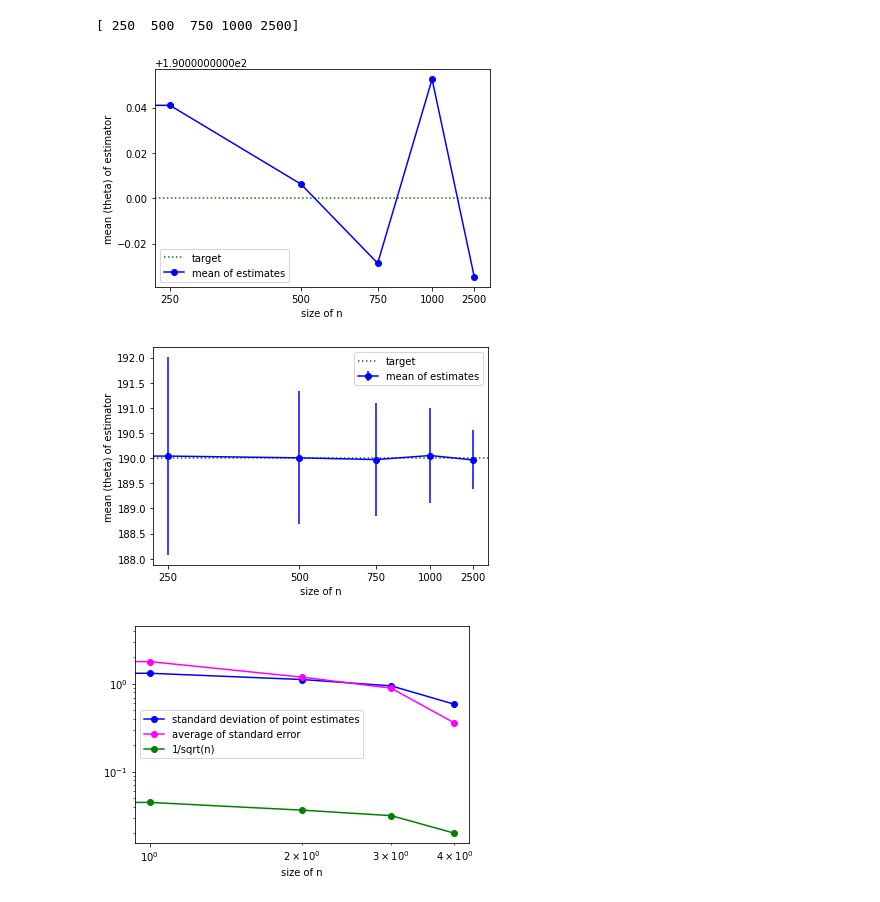
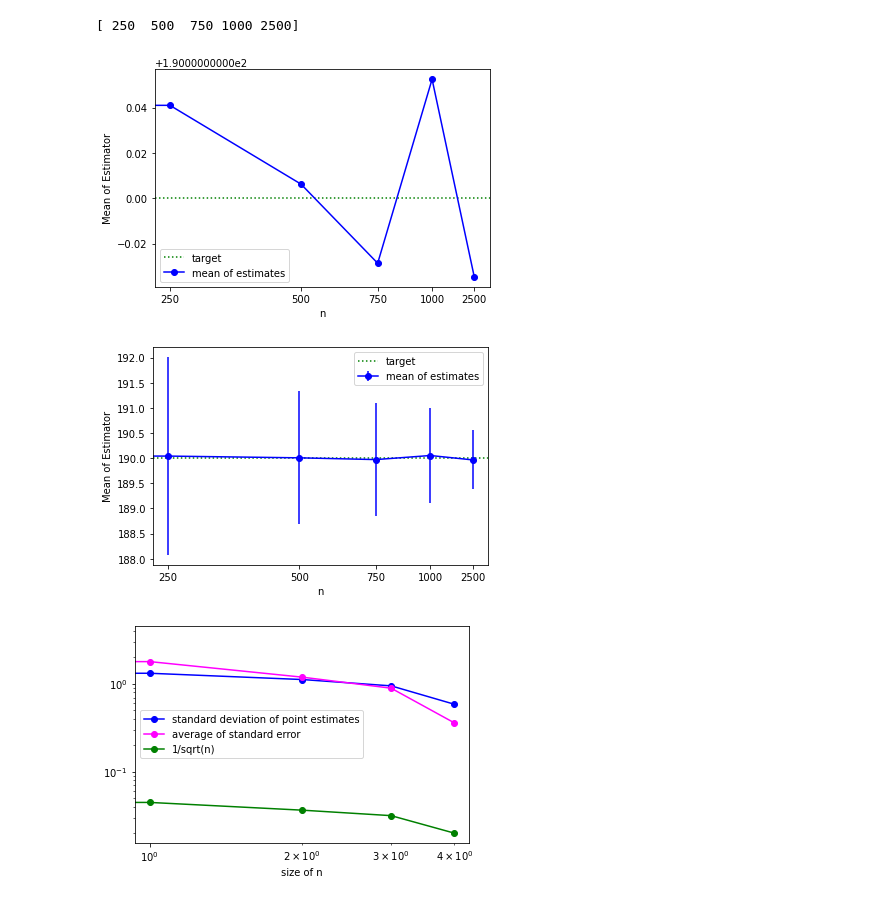
Before and after one commit to ageva2022/thesisspring22, a Jupyter notebook: without DP/parametric_bootstrap/gaussian_mean_experiment.ipynb, the cells around one changed output. Drawn from its saved outputs; the diff is of its cells as text; code cells hidden in the pictures.

```diff
--- a/without DP/parametric_bootstrap/gaussian_mean_experiment.ipynb
+++ b/without DP/parametric_bootstrap/gaussian_mean_experiment.ipynb
@@ -19,38 +19,38 @@ for n_val in list_of_n:
 # %%
 true_theta = 190
 point_estimates = []
 for n_val in list_of_n:
     point_estimates.append(np.mean(df.loc[df.n==n_val, :]['estimator_mean']))
 
 #plot is cutting off first datapoint. Hardcoding the first "throwaway" datapoint
 list_of_n_new = list_of_n.copy()
 list_of_n_new=np.insert(list_of_n_new,0,0)
 
 point_estimates_new = point_estimates.copy()
 point_estimates_new.insert(0,190)
 estimates_std_new = estimates_std.copy()
 estimates_std_new.insert(0,0)
 
 plt.xscale('log')
 plt.axhline(y=true_theta, color='green', linestyle=':', label = 'target')
 plt.plot([str(e) for e in list_of_n_new], point_estimates_new,
      marker='o', color='blue', label='mean of estimates')
-plt.xlabel("size of n")
-plt.ylabel("mean (theta) of estimator")
+plt.xlabel("n")
+plt.ylabel("Mean of Estimator")
 plt.legend()
 plt.show()
 
 plt.xscale('log')
 plt.axhline(y=true_theta, color='green', linestyle=':', label = 'target')
 plt.errorbar([str(e) for e in list_of_n_new], point_estimates_new,
      marker='o', color='blue', label='mean of estimates', yerr=estimates_std_new)
-plt.xlabel("size of n")
-plt.ylabel("mean (theta) of estimator")
+plt.xlabel("n")
+plt.ylabel("Mean of Estimator")
 plt.legend()
 plt.show()
 # %% [output]
-[figure, old version]
+[figure, new version]
-[figure, old version]
+[figure, new version]
 # %%
 plt.plot([str(e) for e in list_of_n], estimates_std,
          marker='o', color='blue', label='standard deviation of point estimates')
```
Also changed, not shown: parts of 3 cells of this notebook, 35 other files.
